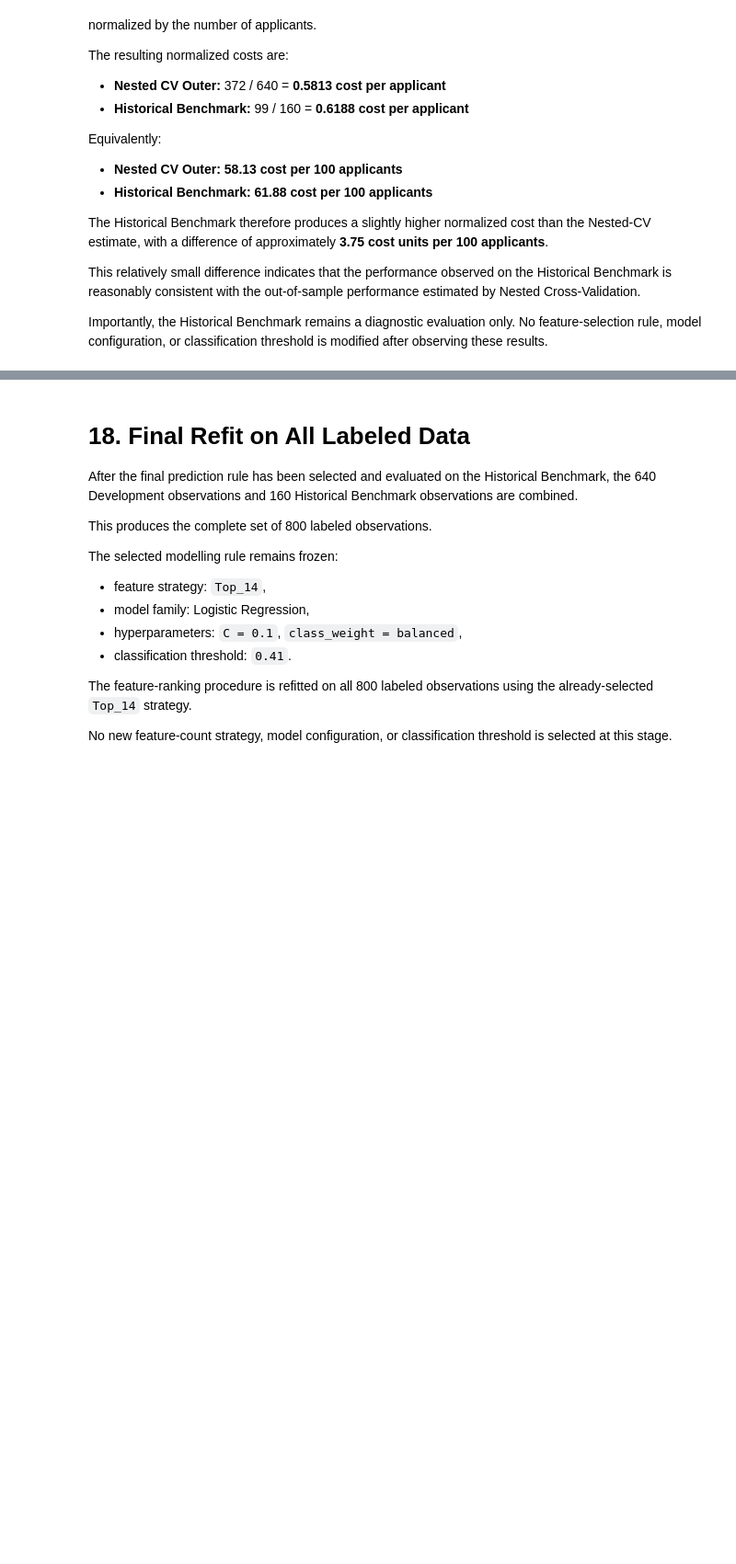
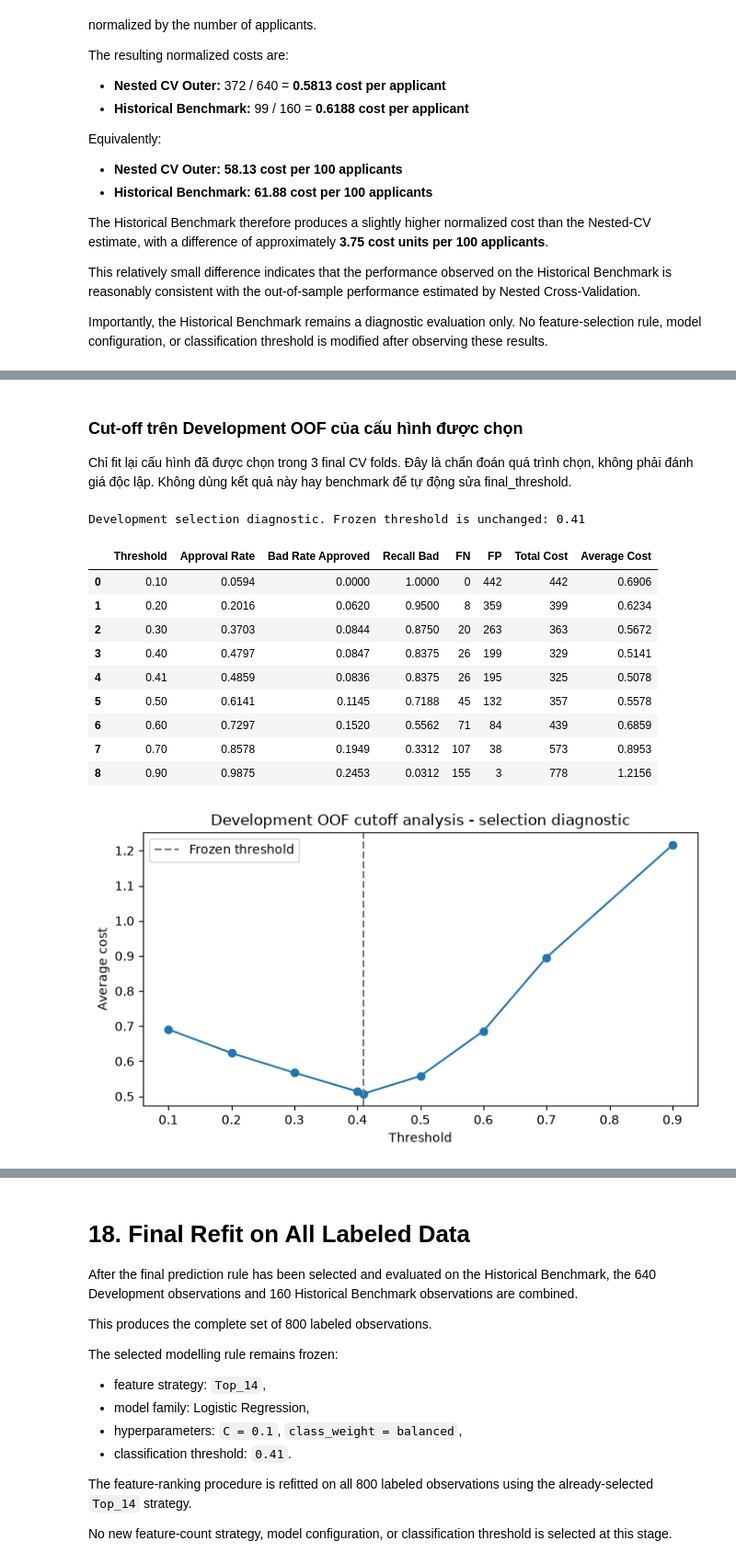
Before and after one commit to tnamgia76-debug/DS66B_group_5-German-Credit_Statistic, a Jupyter notebook: main_v2.ipynb, the cells around one changed output, grey strips where cells are left out. Shown at 92% size. Cells and saved outputs as stored; diff of their text form; code cells hidden in the pictures; blank space fills up the shorter version.

```diff
--- a/main_v2.ipynb
+++ b/main_v2.ipynb
@@ -4743,0 +5052,63 @@ Importantly, the Historical Benchmark remains a diagnostic evaluation only. No f
+# %% [markdown]
+###  Cut-off trên Development OOF của cấu hình được chọn
+
+Chỉ fit lại cấu hình đã được chọn trong 3 final CV folds. Đây là chẩn đoán quá trình chọn, không phải đánh giá độc lập. Không dùng kết quả này hay benchmark để tự động sửa final_threshold.
+# %%
+cutoff_X = development[ALL_FEATURES].copy()
+cutoff_y = development["bad_credit"].copy()
+cutoff_oof = pd.Series(index=development.index, dtype=float)
+
+for train_idx, val_idx in final_cv.split(cutoff_X, cutoff_y):
+    X_train = cutoff_X.iloc[train_idx]
+    y_train = cutoff_y.iloc[train_idx]
+    features, _ = select_top_k_features(X_train, y_train, final_n_features)
+    cutoff_model = final_model_builder(
+        build_feature_preprocessor(features), **final_params
+    )
+    cutoff_model.fit(X_train[features], y_train)
+    cutoff_oof.iloc[val_idx] = cutoff_model.predict_proba(
+        cutoff_X.iloc[val_idx][features]
+    )[:, 1]
+
+cutoff_rows = []
+cutoffs = sorted(set([.10, .20, .30, .40, .50, .60, .70, .90, float(final_threshold)]))
+
+for cutoff in cutoffs:
+    result = validation_metrics(cutoff_y, cutoff_oof, cutoff)
+    cutoff_rows.append({
+        "Threshold": cutoff,
+        "Approval Rate": result["Approval Rate"],
+        "Bad Rate Approved": result["Bad Rate Approved"],
+        "Recall Bad": result["Recall Bad"],
+        "FN": result["FN"], "FP": result["FP"],
+        "Total Cost": result["Total Cost"],
+        "Average Cost": result["Average Cost"]
+    })
+
+cutoff_analysis = pd.DataFrame(cutoff_rows)
+print("Development selection diagnostic. Frozen threshold is unchanged:", final_threshold)
+display(cutoff_analysis.round(4))
+
+plt.figure(figsize=(7, 4))
+plt.plot(cutoff_analysis["Threshold"], cutoff_analysis["Average Cost"], "o-")
+plt.axvline(final_threshold, linestyle="--", color="gray", label="Frozen threshold")
+plt.xlabel("Threshold")
+plt.ylabel("Average cost")
+plt.title("Development OOF cutoff analysis - selection diagnostic")
+plt.legend()
+plt.tight_layout()
+plt.savefig(VALIDATION_DIR / "cutoff_analysis.png", dpi=150)
+plt.show()
+# %% [output]
+Development selection diagnostic. Frozen threshold is unchanged: 0.41
+|  | Threshold | Approval Rate | Bad Rate Approved | Recall Bad | FN | FP | Total Cost | Average Cost |
+| 0 | 0.10 | 0.0594 | 0.0000 | 1.0000 | 0 | 442 | 442 | 0.6906 |
+| 1 | 0.20 | 0.2016 | 0.0620 | 0.9500 | 8 | 359 | 399 | 0.6234 |
+| 2 | 0.30 | 0.3703 | 0.0844 | 0.8750 | 20 | 263 | 363 | 0.5672 |
+| 3 | 0.40 | 0.4797 | 0.0847 | 0.8375 | 26 | 199 | 329 | 0.5141 |
+| 4 | 0.41 | 0.4859 | 0.0836 | 0.8375 | 26 | 195 | 325 | 0.5078 |
+| 5 | 0.50 | 0.6141 | 0.1145 | 0.7188 | 45 | 132 | 357 | 0.5578 |
+| 6 | 0.60 | 0.7297 | 0.1520 | 0.5562 | 71 | 84 | 439 | 0.6859 |
+| 7 | 0.70 | 0.8578 | 0.1949 | 0.3312 | 107 | 38 | 573 | 0.8953 |
+| 8 | 0.90 | 0.9875 | 0.2453 | 0.0312 | 155 | 3 | 778 | 1.2156 |
+[figure, added]
```
Also changed, not shown: parts of 14 cells of this notebook, 1 other file.
